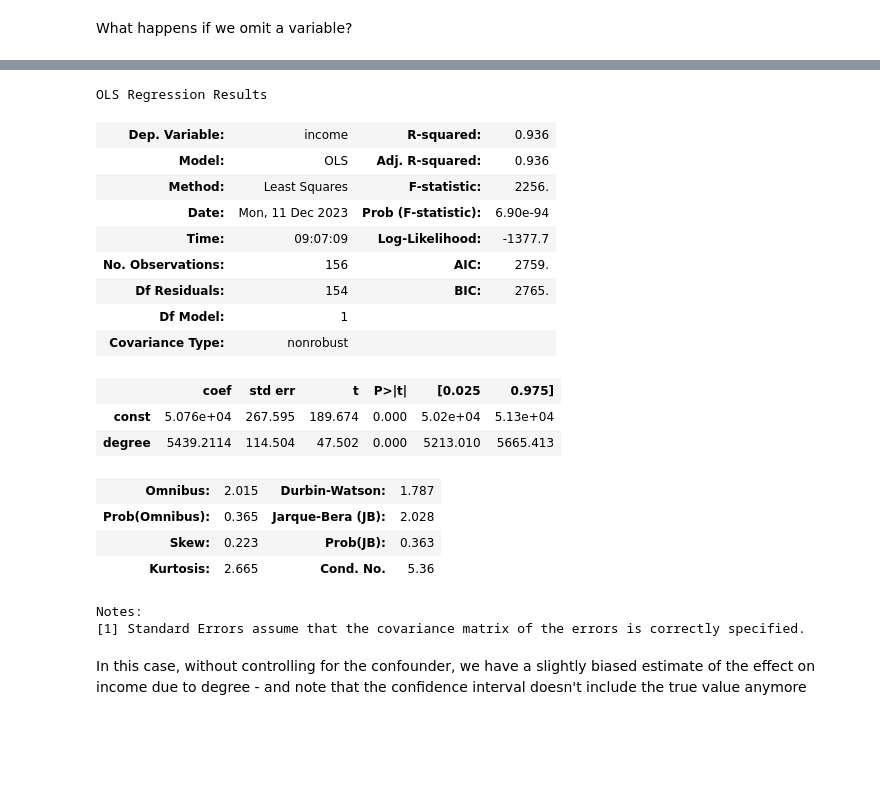
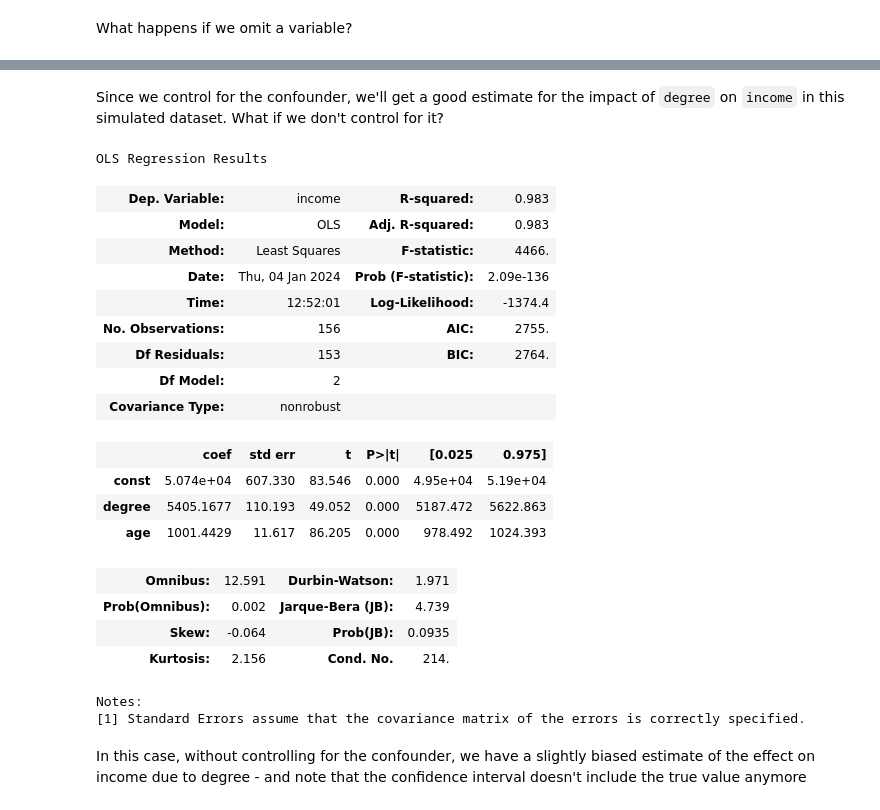
Before and after one commit to banditkings/learning-causal-impact, a Jupyter notebook: notebooks/causal_impact/doubleml.ipynb, the cells around one changed output, grey strips where cells are left out. Drawn from its saved outputs; the diff is of its cells as text; code cells hidden in the pictures; blank space fills up the shorter version.

```diff
--- a/notebooks/causal_impact/doubleml.ipynb
+++ b/notebooks/causal_impact/doubleml.ipynb
@@ -85,7 +85,7 @@ In this simple case there are no confounders and the simulated coefficients are
 What happens if we omit a variable?
 # %%
 # omitted variable
-X = sm.add_constant(df[['age']])
+X = sm.add_constant(df[['degree']])
 y = df['income']
 
 mod = sm.OLS(y, X)
@@ -121,9 +125,10 @@ np.random.seed(42)
 N = 156 # same as previous
 
 df, g = simulate(
-    ambition = lambda: choice(range(2), N),
-    degree = lambda ambition: choice(range(4), N) + ambition,
-    income = lambda degree, ambition: normal(50000 + (5000 * degree) + (3000 * ambition), 1000)
+    ability = lambda: choice(range(2), N),
+    age = lambda: uniform(25, 65, N),
+    degree = lambda ability: choice(range(4), N) + ability,
+    income = lambda age, degree, ability: normal(50000 + (5000 * degree) + (1000 * age) + (3000 * ability), 1000)
 )
 display(df.head())
 g
@@ -137,7 +142,7 @@ g
 [drawing not drawn]
 # %%
 # Using OLS we can control for this confounder:
-X = sm.add_constant(df[['degree', 'ambition']])
+X = sm.add_constant(df[['degree', 'age', 'ability']])
 y = df['income']
 
 mod = sm.OLS(y, X)
@@ -165,31 +171,34 @@ OLS Regression Results
 Notes:
 [1] Standard Errors assume that the covariance matrix of the errors is correctly specified.
+# %% [markdown]
+Since we control for the confounder, we'll get a good estimate for the impact of `degree` on `income` in this simulated dataset. What if we don't control for it?
 # %%
 # What happens if we omit the confounder?
-X = sm.add_constant(df[['degree']])
+X = sm.add_constant(df[['degree', 'age']])
 y = df['income']
 
 mod = sm.OLS(y, X)
 res = mod.fit()
 res.summary()
 # %% [output]
 OLS Regression Results
-| Dep. Variable: | income | R-squared: | 0.936 |
-| Model: | OLS | Adj. R-squared: | 0.936 |
-| Method: | Least Squares | F-statistic: | 2256. |
-| Date: | Mon, 11 Dec 2023 | Prob (F-statistic): | 6.90e-94 |
-| Time: | 09:07:09 | Log-Likelihood: | -1377.7 |
-| No. Observations: | 156 | AIC: | 2759. |
-| Df Residuals: | 154 | BIC: | 2765. |
-| Df Model: | 1 |  |  |
+| Dep. Variable: | income | R-squared: | 0.983 |
+| Model: | OLS | Adj. R-squared: | 0.983 |
+| Method: | Least Squares | F-statistic: | 4466. |
+| Date: | Thu, 04 Jan 2024 | Prob (F-statistic): | 2.09e-136 |
+| Time: | 12:52:01 | Log-Likelihood: | -1374.4 |
+| No. Observations: | 156 | AIC: | 2755. |
+| Df Residuals: | 153 | BIC: | 2764. |
+| Df Model: | 2 |  |  |
 | Covariance Type: | nonrobust |  |  |
 |  | coef | std err | t | P>|t| | [0.025 | 0.975] |
-| const | 5.076e+04 | 267.595 | 189.674 | 0.000 | 5.02e+04 | 5.13e+04 |
-| degree | 5439.2114 | 114.504 | 47.502 | 0.000 | 5213.010 | 5665.413 |
+| const | 5.074e+04 | 607.330 | 83.546 | 0.000 | 4.95e+04 | 5.19e+04 |
+| degree | 5405.1677 | 110.193 | 49.052 | 0.000 | 5187.472 | 5622.863 |
+| age | 1001.4429 | 11.617 | 86.205 | 0.000 | 978.492 | 1024.393 |
-| Omnibus: | 2.015 | Durbin-Watson: | 1.787 |
-| Prob(Omnibus): | 0.365 | Jarque-Bera (JB): | 2.028 |
-| Skew: | 0.223 | Prob(JB): | 0.363 |
-| Kurtosis: | 2.665 | Cond. No. | 5.36 |
+| Omnibus: | 12.591 | Durbin-Watson: | 1.971 |
+| Prob(Omnibus): | 0.002 | Jarque-Bera (JB): | 4.739 |
+| Skew: | -0.064 | Prob(JB): | 0.0935 |
+| Kurtosis: | 2.156 | Cond. No. | 214. |
 Notes:
 [1] Standard Errors assume that the covariance matrix of the errors is correctly specified.
 # %% [markdown]
```
Also changed, not shown: parts of 16 cells of this notebook, 3 other files.
